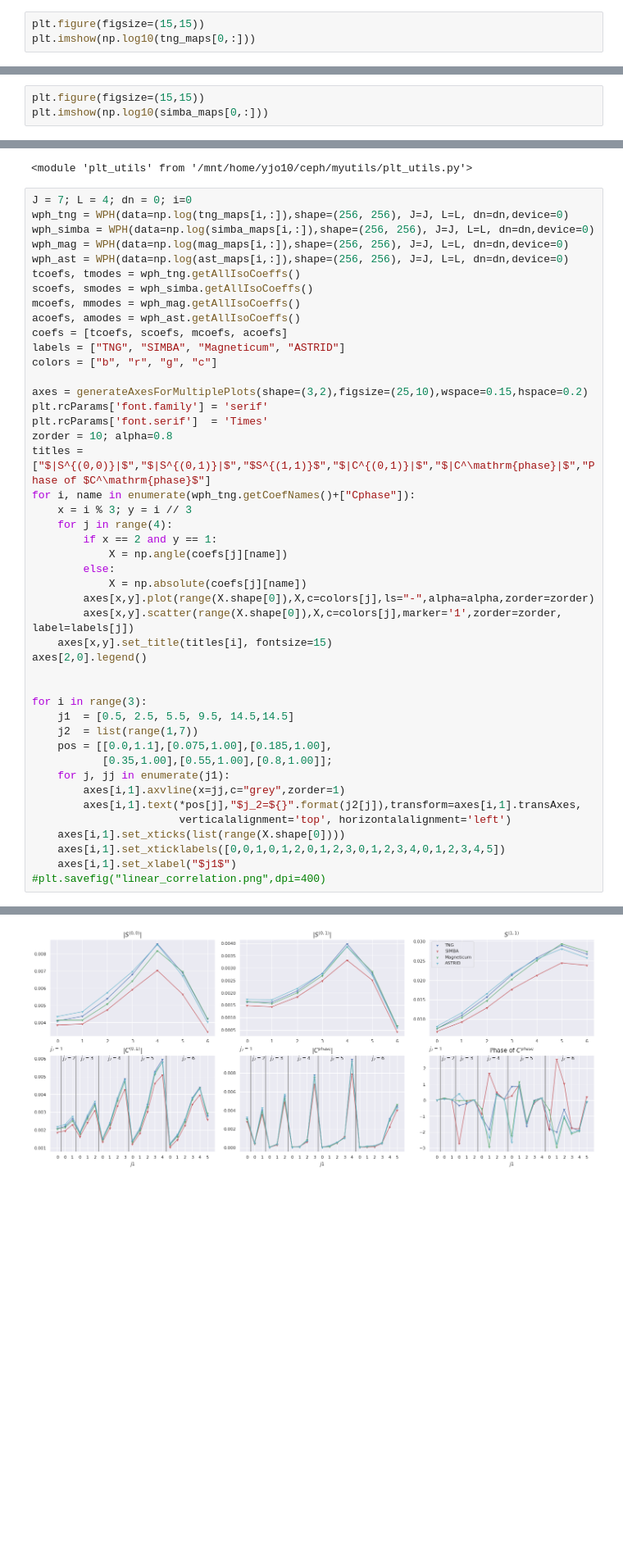
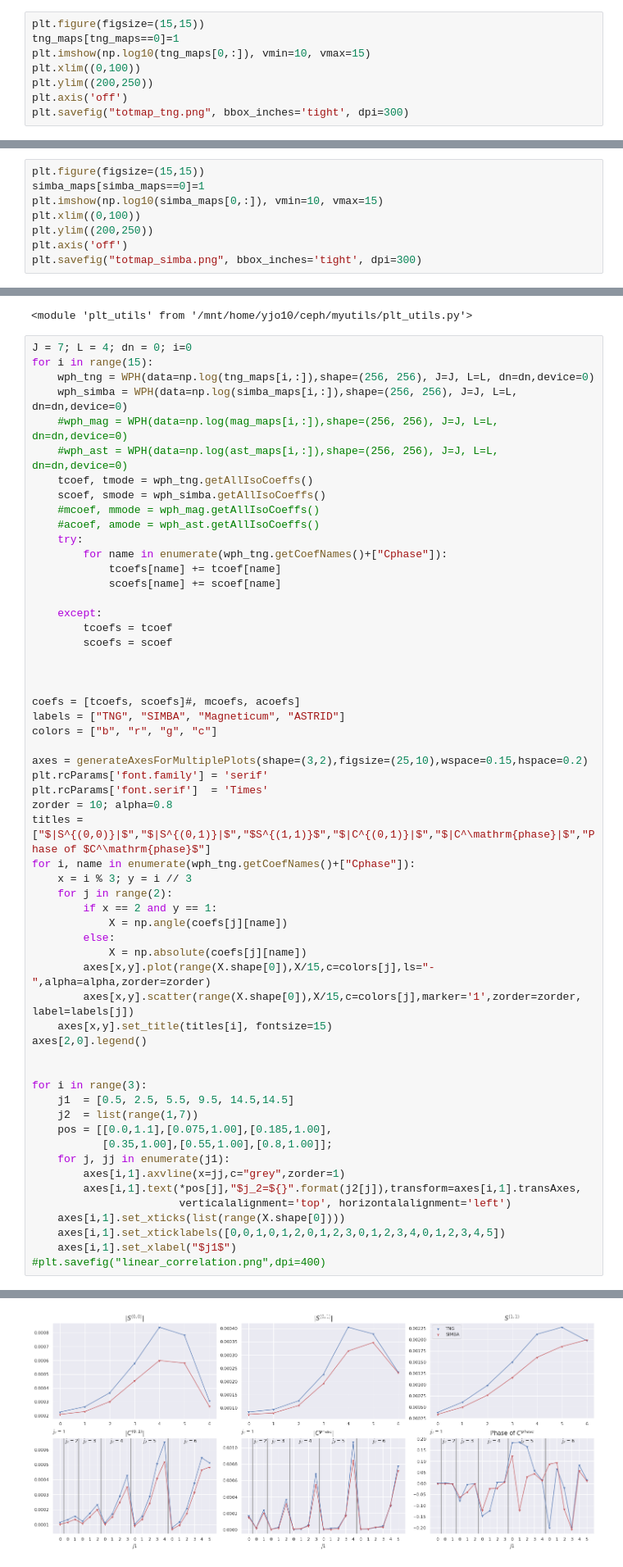
Before and after one commit to YongseokJo/MIEST, a Jupyter notebook: analysis/HYDRO_CV.ipynb, the cells around one changed output, grey strips where cells are left out. Shown at 82% size. Saved outputs shown, nothing was run; the diff lists cells and outputs as text; blank space fills up the shorter version.

```diff
--- a/analysis/HYDRO_CV.ipynb
+++ b/analysis/HYDRO_CV.ipynb
@@ -64,4 +89,9 @@ sparams = np.loadtxt(fparams)
 # %%
 plt.figure(figsize=(15,15))
-plt.imshow(np.log10(tng_maps[0,:]))
+tng_maps[tng_maps==0]=1
+plt.imshow(np.log10(tng_maps[0,:]), vmin=10, vmax=15)
+plt.xlim((0,100))
+plt.ylim((200,250))
+plt.axis('off')
+plt.savefig("totmap_tng.png", bbox_inches='tight', dpi=300)
 # %% [output]
@@ -70,4 +99,9 @@ plt.imshow(np.log10(tng_maps[0,:]))
 # %%
 plt.figure(figsize=(15,15))
-plt.imshow(np.log10(simba_maps[0,:]))
+simba_maps[simba_maps==0]=1
+plt.imshow(np.log10(simba_maps[0,:]), vmin=10, vmax=15)
+plt.xlim((0,100))
+plt.ylim((200,250))
+plt.axis('off')
+plt.savefig("totmap_simba.png", bbox_inches='tight', dpi=300)
 # %% [output]
@@ -106,15 +141,27 @@ reload(plt_utils)
 <module 'plt_utils' from '/mnt/home/yjo10/ceph/myutils/plt_utils.py'>
 # %%
 J = 7; L = 4; dn = 0; i=0
-wph_tng = WPH(data=np.log(tng_maps[i,:]),shape=(256, 256), J=J, L=L, dn=dn,device=0)
-wph_simba = WPH(data=np.log(simba_maps[i,:]),shape=(256, 256), J=J, L=L, dn=dn,device=0)
-wph_mag = WPH(data=np.log(mag_maps[i,:]),shape=(256, 256), J=J, L=L, dn=dn,device=0)
-wph_ast = WPH(data=np.log(ast_maps[i,:]),shape=(256, 256), J=J, L=L, dn=dn,device=0)
-tcoefs, tmodes = wph_tng.getAllIsoCoeffs()
-scoefs, smodes = wph_simba.getAllIsoCoeffs()
-mcoefs, mmodes = wph_mag.getAllIsoCoeffs()
-acoefs, amodes = wph_ast.getAllIsoCoeffs()
-coefs = [tcoefs, scoefs, mcoefs, acoefs]
+for i in range(15):
+    wph_tng = WPH(data=np.log(tng_maps[i,:]),shape=(256, 256), J=J, L=L, dn=dn,device=0)
+    wph_simba = WPH(data=np.log(simba_maps[i,:]),shape=(256, 256), J=J, L=L, dn=dn,device=0)
+    #wph_mag = WPH(data=np.log(mag_maps[i,:]),shape=(256, 256), J=J, L=L, dn=dn,device=0)
+    #wph_ast = WPH(data=np.log(ast_maps[i,:]),shape=(256, 256), J=J, L=L, dn=dn,device=0)
+    tcoef, tmode = wph_tng.getAllIsoCoeffs()
+    scoef, smode = wph_simba.getAllIsoCoeffs()
+    #mcoef, mmode = wph_mag.getAllIsoCoeffs()
+    #acoef, amode = wph_ast.getAllIsoCoeffs()
+    try:
+        for name in enumerate(wph_tng.getCoefNames()+["Cphase"]):
+            tcoefs[name] += tcoef[name]
+            scoefs[name] += scoef[name]
+
+    except:
+        tcoefs = tcoef
+        scoefs = scoef
+
+
+
+coefs = [tcoefs, scoefs]#, mcoefs, acoefs]
 labels = ["TNG", "SIMBA", "Magneticum", "ASTRID"]
 colors = ["b", "r", "g", "c"]
 
@@ -125,13 +172,13 @@ zorder = 10; alpha=0.8
 titles = ["$|S^{(0,0)}|$","$|S^{(0,1)}|$","$S^{(1,1)}$","$|C^{(0,1)}|$","$|C^\mathrm{phase}|$","Phase of $C^\mathrm{phase}$"]
 for i, name in enumerate(wph_tng.getCoefNames()+["Cphase"]):
     x = i % 3; y = i // 3
-    for j in range(4):
+    for j in range(2):
         if x == 2 and y == 1:
             X = np.angle(coefs[j][name])
         else:
             X = np.absolute(coefs[j][name])
-        axes[x,y].plot(range(X.shape[0]),X,c=colors[j],ls="-",alpha=alpha,zorder=zorder)
-        axes[x,y].scatter(range(X.shape[0]),X,c=colors[j],marker='1',zorder=zorder, label=labels[j])
+        axes[x,y].plot(range(X.shape[0]),X/15,c=colors[j],ls="-",alpha=alpha,zorder=zorder)
+        axes[x,y].scatter(range(X.shape[0]),X/15,c=colors[j],marker='1',zorder=zorder, label=labels[j])
     axes[x,y].set_title(titles[i], fontsize=15)
 axes[2,0].legend()
 
@@ -153 +204 @@ for i in range(3):
-[figure, old version]
+[figure, new version]
```
Also changed, not shown: parts of 11 cells of this notebook, 30 other files.
